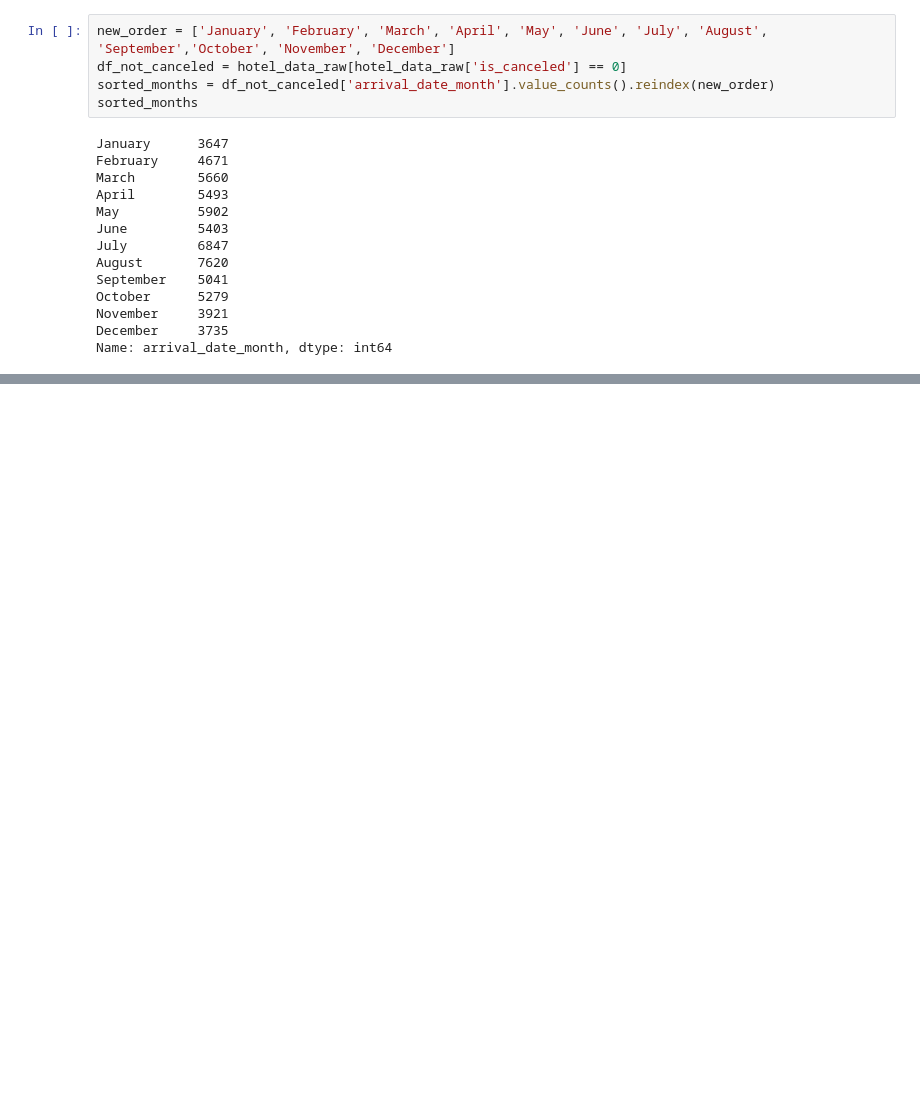
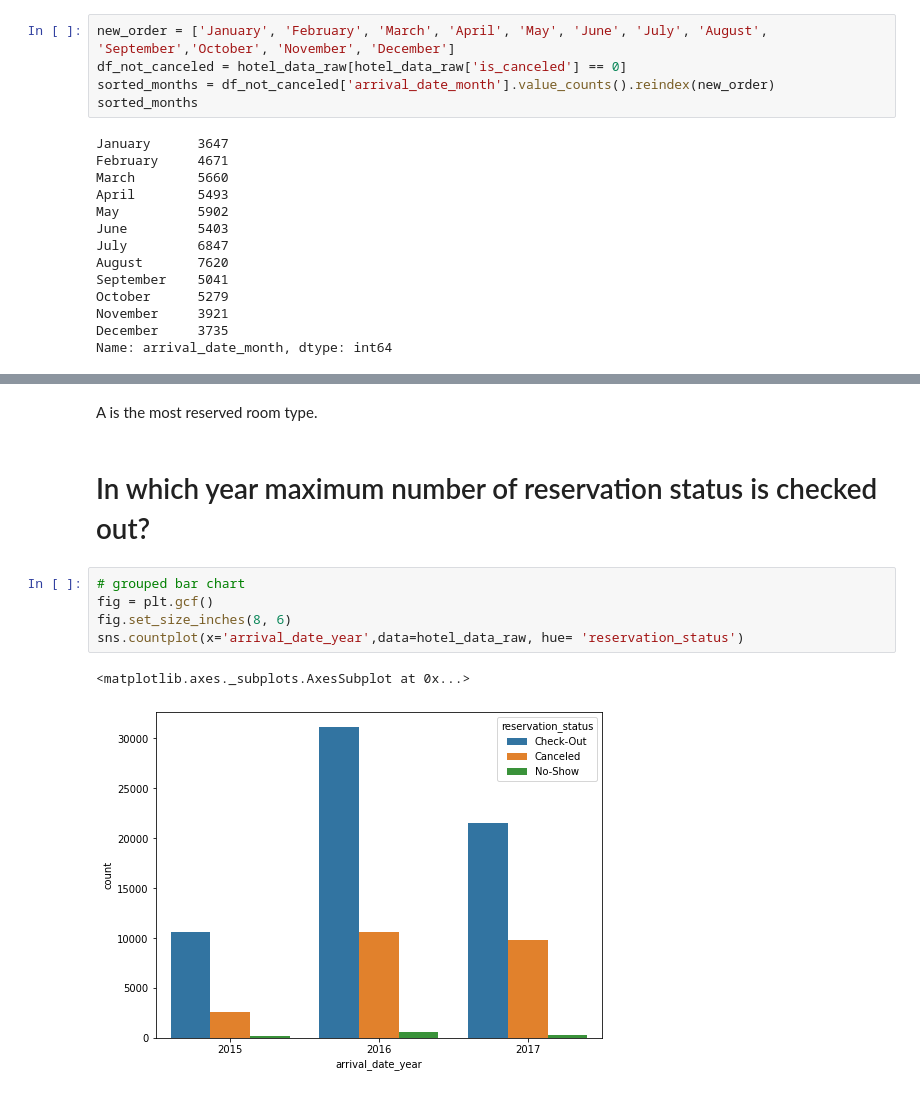
Before and after one commit to sahiljagtap11/Hotel_booking_analysis, a Jupyter notebook: SahilJ_commit_Copy_of_Final_Group_Hotel_Booking_Analysis_Capstone_Project.ipynb, the cells around one changed output, grey strips where cells are left out. Saved outputs shown, nothing was run; the diff lists cells and outputs as text; blank space fills up the shorter version.

```diff
--- a/SahilJ_commit_Copy_of_Final_Group_Hotel_Booking_Analysis_Capstone_Project.ipynb
+++ b/SahilJ_commit_Copy_of_Final_Group_Hotel_Booking_Analysis_Capstone_Project.ipynb
@@ -521,0 +538,12 @@ plt.rcParams['figure.figsize']=(20,10)
+# %% [markdown]
+ A is the most reserved room type.
+# %% [markdown]
+#	In which year maximum number of reservation status is checked out?
+# %%
+# grouped bar chart
+fig = plt.gcf()
+fig.set_size_inches(8, 6)
+sns.countplot(x='arrival_date_year',data=hotel_data_raw, hue= 'reservation_status')
+# %% [output]
+<matplotlib.axes._subplots.AxesSubplot at 0x...>
+[figure, added]
```
Also changed, not shown: parts of 22 cells of this notebook.
